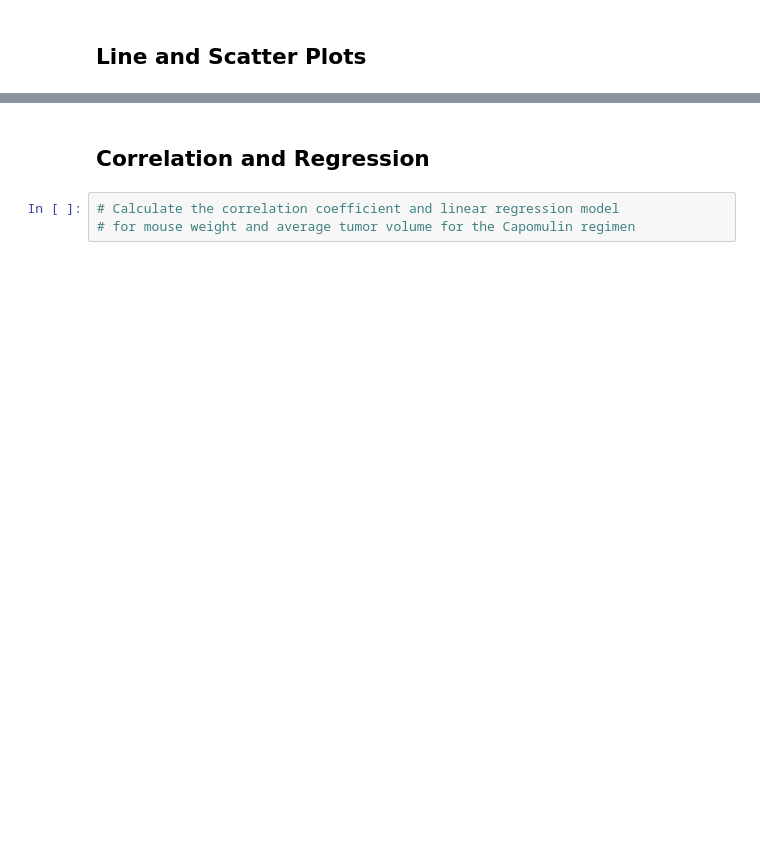
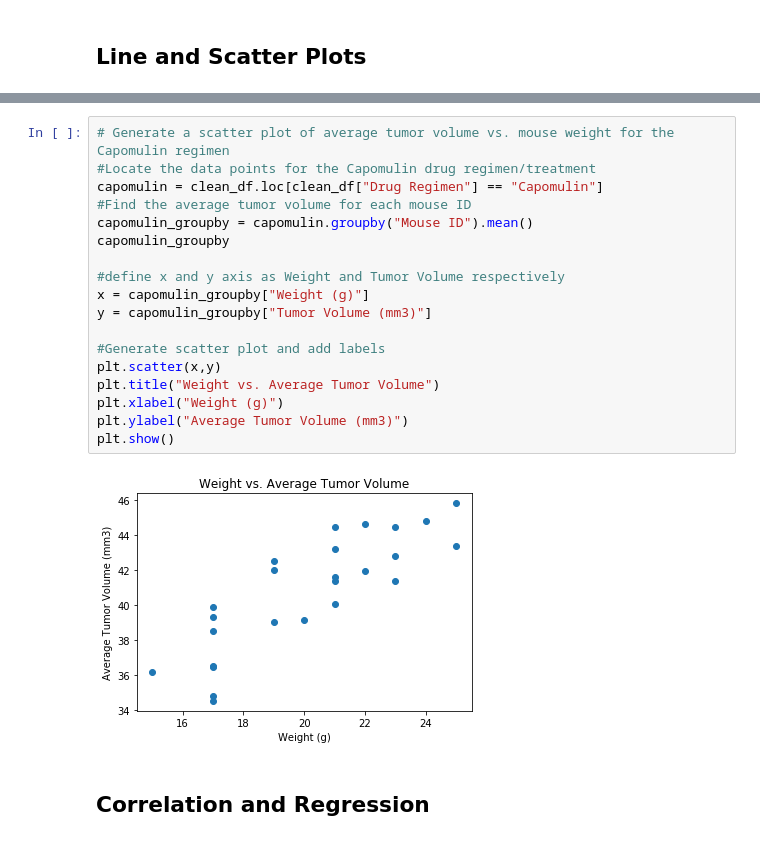
Before and after one commit to kaseynwilson/matplotlib_challenge, a Jupyter notebook: pymaceuticals_starter.ipynb, the cells around one changed output, grey strips where cells are left out. Saved outputs shown, nothing was run; the diff lists cells and outputs as text; blank space fills up the shorter version.

```diff
--- a/pymaceuticals_starter.ipynb
+++ b/pymaceuticals_starter.ipynb
@@ -360,5 +396,22 @@ KeyError: 'Final Tumor Volume'
+# %%
+# Generate a scatter plot of average tumor volume vs. mouse weight for the Capomulin regimen
+#Locate the data points for the Capomulin drug regimen/treatment
+capomulin = clean_df.loc[clean_df["Drug Regimen"] == "Capomulin"]
+#Find the average tumor volume for each mouse ID
+capomulin_groupby = capomulin.groupby("Mouse ID").mean()
+capomulin_groupby
+
+#define x and y axis as Weight and Tumor Volume respectively
+x = capomulin_groupby["Weight (g)"]
+y = capomulin_groupby["Tumor Volume (mm3)"]
+
+#Generate scatter plot and add labels
+plt.scatter(x,y)
+plt.title("Weight vs. Average Tumor Volume")
+plt.xlabel("Weight (g)")
+plt.ylabel("Average Tumor Volume (mm3)")
+plt.show()
+# %% [output]
+[figure, added]
 # %% [markdown]
 ## Correlation and Regression
-# %%
-# Calculate the correlation coefficient and linear regression model
-# for mouse weight and average tumor volume for the Capomulin regimen
```
Also changed, not shown: parts of 13 cells of this notebook.
